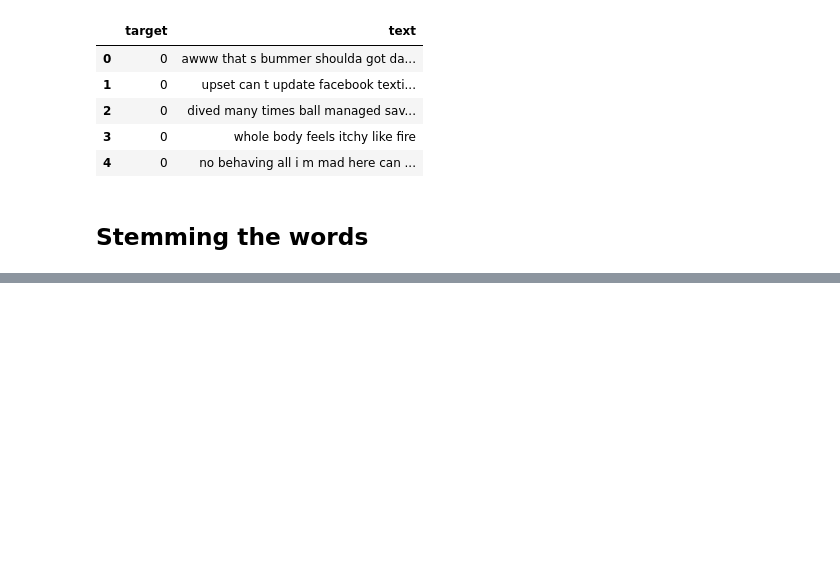
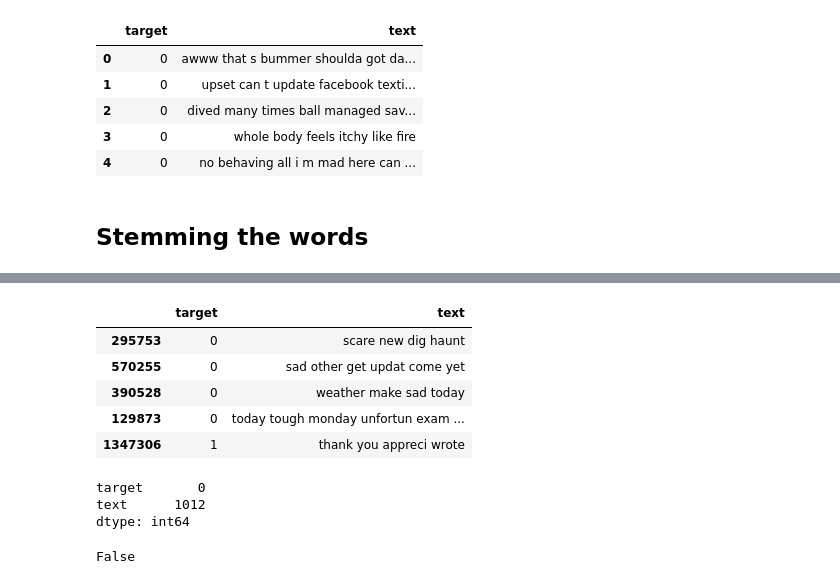
Before and after one commit to CaptaiN785/ML-Notebooks, a Jupyter notebook: Sentiments-twitter/Untitled.ipynb, the cells around one changed output, grey strips where cells are left out. Cells and saved outputs as stored; diff of their text form; code cells hidden in the pictures; blank space fills up the shorter version.

```diff
--- a/Sentiments-twitter/Untitled.ipynb
+++ b/Sentiments-twitter/Untitled.ipynb
@@ -132,0 +235,4 @@ df.to_csv('cleaned_data.csv')
+# %%
+training_df.dropna(axis = 0, inplace = True)
+# %%
+training_df.drop_duplicates(keep = 'first', inplace = True)
@@ -132,0 +254,18 @@ df.to_csv('cleaned_data.csv')
+# %%
+## Randomizing the training df
+training_df = training_df.sample(training_df.shape[0])
+# %%
+training_df.head()
+# %% [output]
+|  | target | text |
+| 295753 | 0 | scare new dig haunt |
+| 570255 | 0 | sad other get updat come yet |
+| 390528 | 0 | weather make sad today |
+| 129873 | 0 | today tough monday unfortun exam ... |
+| 1347306 | 1 | thank you appreci wrote |
+# %%
+testing_df.isna().sum()
+# %% [output]
+target       0
+text      1012
+dtype: int64
@@ -132,0 +276,4 @@ df.to_csv('cleaned_data.csv')
+# %%
+testing_df.duplicated().any()
+# %% [output]
+False
```
Also changed, not shown: parts of 53 cells of this notebook, 5 other files.
